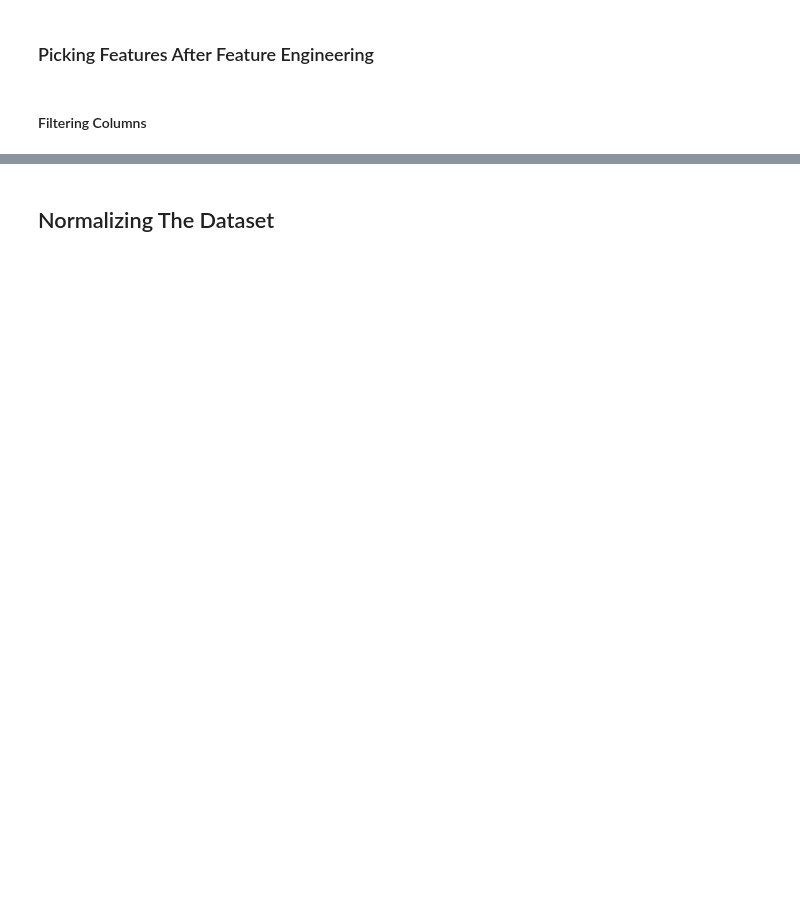
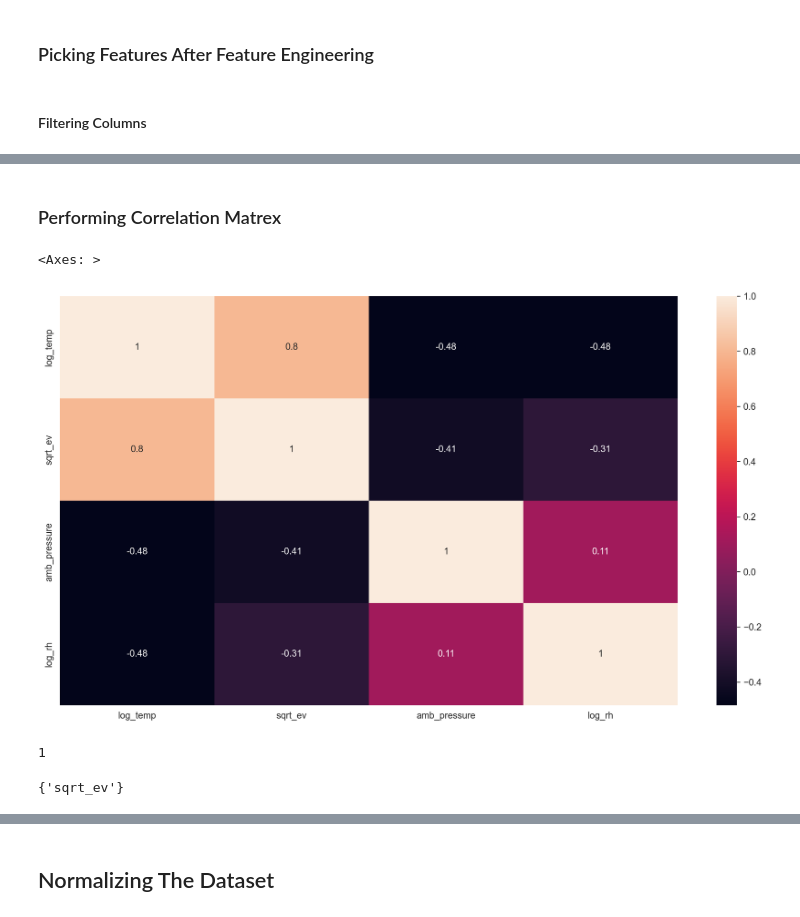
Before and after one commit to kunal-mallick/Energy_Production, a Jupyter notebook: Feature Engineering & Feature Extraction/Feature.ipynb, the cells around one changed output, grey strips where cells are left out. Drawn from its saved outputs; the diff is of its cells as text; code cells hidden in the pictures; blank space fills up the shorter version.

```diff
--- a/Feature Engineering & Feature Extraction/Feature.ipynb
+++ b/Feature Engineering & Feature Extraction/Feature.ipynb
@@ -136,6 +141,6 @@ ch.columns
 # %% [markdown]
 #### Filtering Columns
-# %%
-x = ch.iloc[:,[1,2,3,5,7,8,14,70,71,72,73]]
-
-x
+# %%
+x = x.iloc[:,[4,7,2,10]]
+
+x
@@ -141,0 +161,7 @@ x
+# %% [markdown]
+### Performing Correlation Matrex
+# %%
+sns.heatmap(x.corr(), annot = True)
+# %% [output]
+<Axes: >
+[figure, added]
@@ -141,0 +178,9 @@ x
+# %%
+corr_features = correlation(x,0.8)
+len(set(corr_features))
+# %% [output]
+1
+# %%
+corr_features
+# %% [output]
+{'sqrt_ev'}
```
Also changed, not shown: parts of 36 cells of this notebook, 3 other files.
